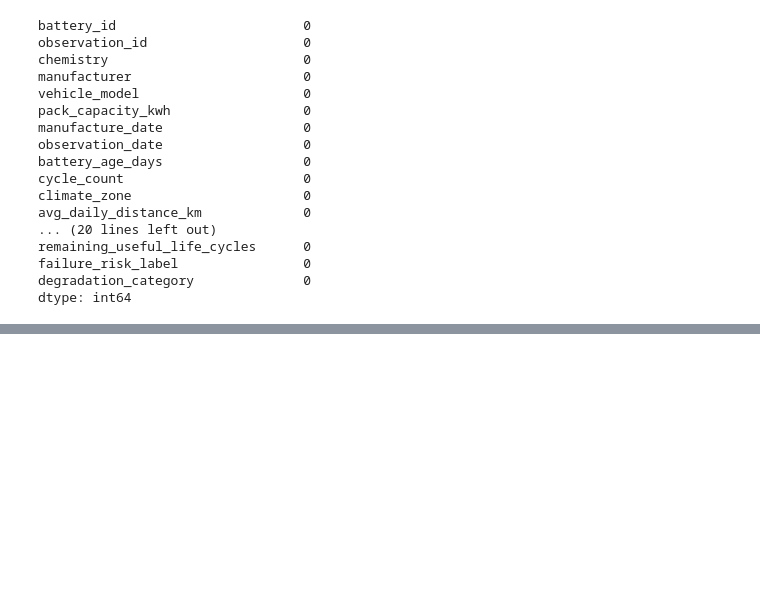
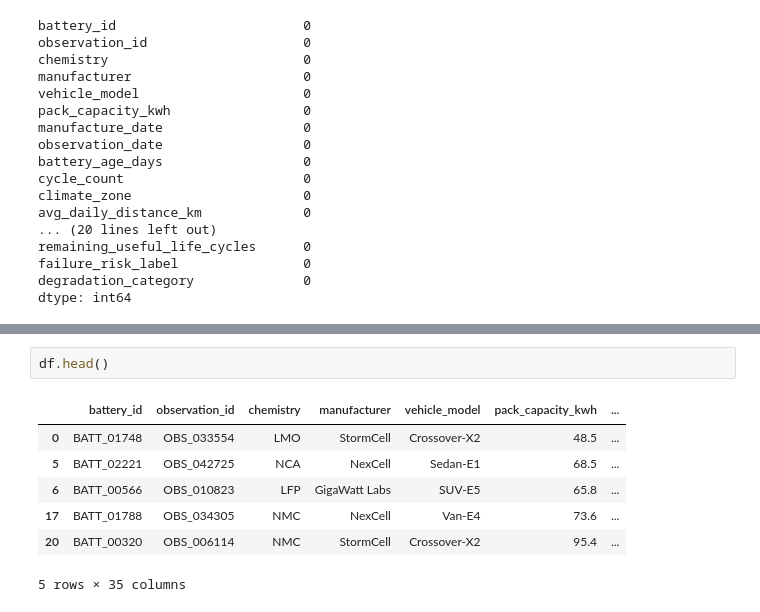
Before and after one commit to Ragim-Xtha/Core-Data-Science, a Jupyter notebook: basic-data-analysis/analysis6/ev_battery_analysis.ipynb, the cells around one changed output, grey strips where cells are left out. Cells and saved outputs as stored; diff of their text form; blank space fills up the shorter version.

```diff
--- a/basic-data-analysis/analysis6/ev_battery_analysis.ipynb
+++ b/basic-data-analysis/analysis6/ev_battery_analysis.ipynb
@@ -157,0 +178,10 @@ dtype: int64
+# %%
+df.head()
+# %% [output]
+|  | battery_id | observation_id | chemistry | manufacturer | vehicle_model | pack_capacity_kwh | ... |
+| 0 | BATT_01748 | OBS_033554 | LMO | StormCell | Crossover-X2 | 48.5 | ... |
+| 5 | BATT_02221 | OBS_042725 | NCA | NexCell | Sedan-E1 | 68.5 | ... |
+| 6 | BATT_00566 | OBS_010823 | LFP | GigaWatt Labs | SUV-E5 | 65.8 | ... |
+| 17 | BATT_01788 | OBS_034305 | NMC | NexCell | Van-E4 | 73.6 | ... |
+| 20 | BATT_00320 | OBS_006114 | NMC | StormCell | Crossover-X2 | 95.4 | ... |
+5 rows × 35 columns
```
Also changed, not shown: parts of 1 cell of this notebook.
